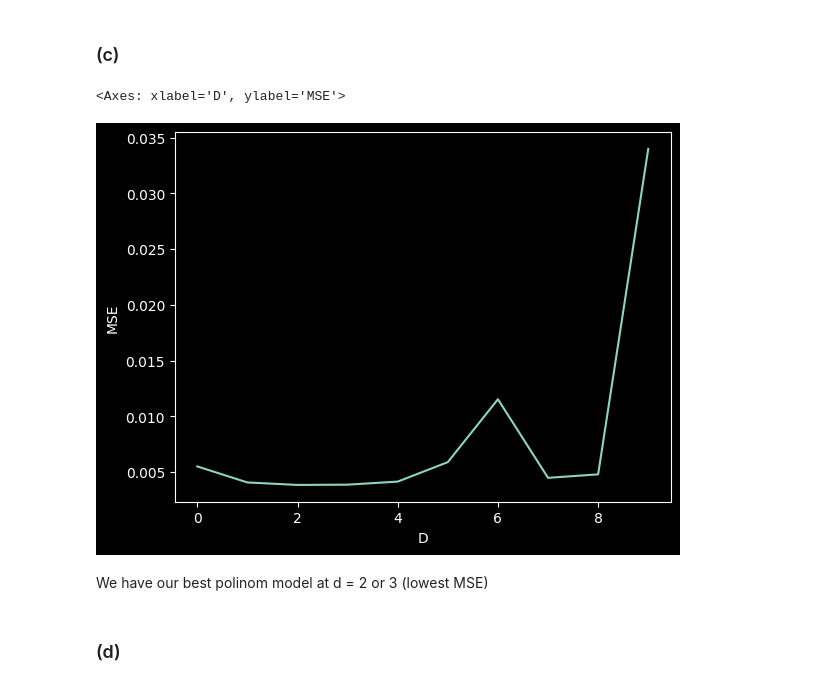
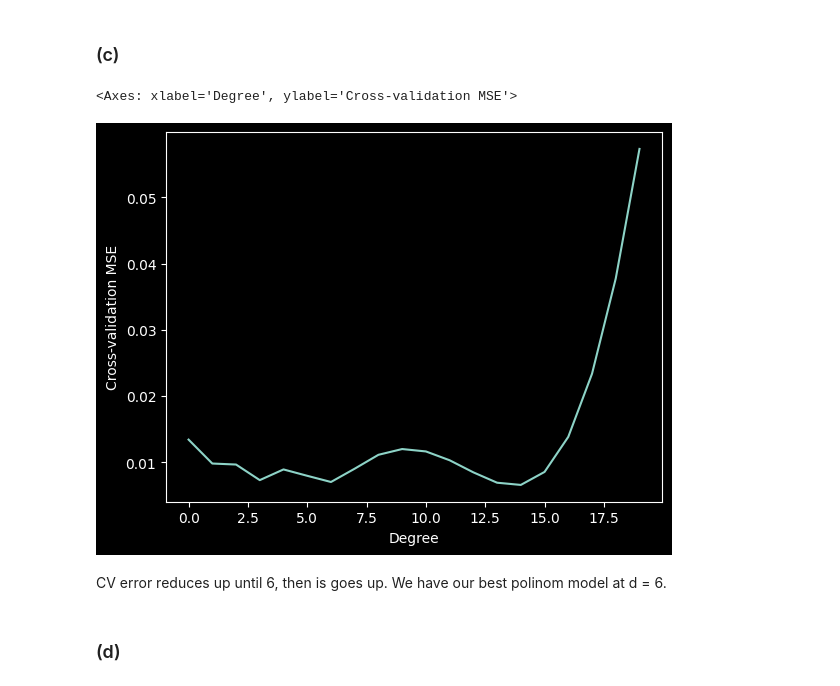
Before and after one commit to smnsht/msc-assignments, a Jupyter notebook: ml/lab07/q9.ipynb, the cells around one changed output. Saved outputs shown, nothing was run; the diff lists cells and outputs as text; code cells hidden in the pictures.

```diff
--- a/ml/lab07/q9.ipynb
+++ b/ml/lab07/q9.ipynb
@@ -111,26 +108,31 @@ plot_dis_fit_and_rss()
 # %% [markdown]
 ### (c)
 # %%
+from sklearn.preprocessing import PolynomialFeatures
+from sklearn.model_selection import KFold
+from sklearn.linear_model import Lasso
+
+
 cross_val_errors = []
 
-KFold = KFold(n_splits=10, shuffle=True, random_state=42)
+kfold = KFold(n_splits=10, shuffle=True, random_state=42)
 
 dis_ = Boston['dis'].values.reshape(-1, 1)
 
-for d in range(1, 11):
+for d in range(1, 21):
     poly = PolynomialFeatures(d)
     dis_poly = poly.fit_transform(dis_)
-    model = LinearRegression()
+    model = Lasso(alpha=1)
 
-    scores = cross_val_score(model, dis_poly, y, cv=KFold, scoring='neg_mean_squared_error')
+    scores = cross_val_score(model, dis_poly, y, cv=kfold, scoring='neg_mean_squared_error')
     cross_val_errors.append(-scores.mean())
 
-pd.Series(cross_val_errors).plot(xlabel='D',ylabel='MSE')
+pd.Series(cross_val_errors).plot(xlabel='Degree', ylabel='Cross-validation MSE')
 # %% [output]
-<Axes: xlabel='D', ylabel='MSE'>
+<Axes: xlabel='Degree', ylabel='Cross-validation MSE'>
-[figure, old version]
+[figure, new version]
-# %% [markdown]
-We have our best polinom model at d = 2 or 3 (lowest MSE)
+# %% [markdown]
+CV error reduces up until 6, then is goes up. We have our best polinom model at d = 6.
 # %% [markdown]
 ### (d)
 # %%
```
Also changed, not shown: parts of 5 cells of this notebook, 1 other file.
